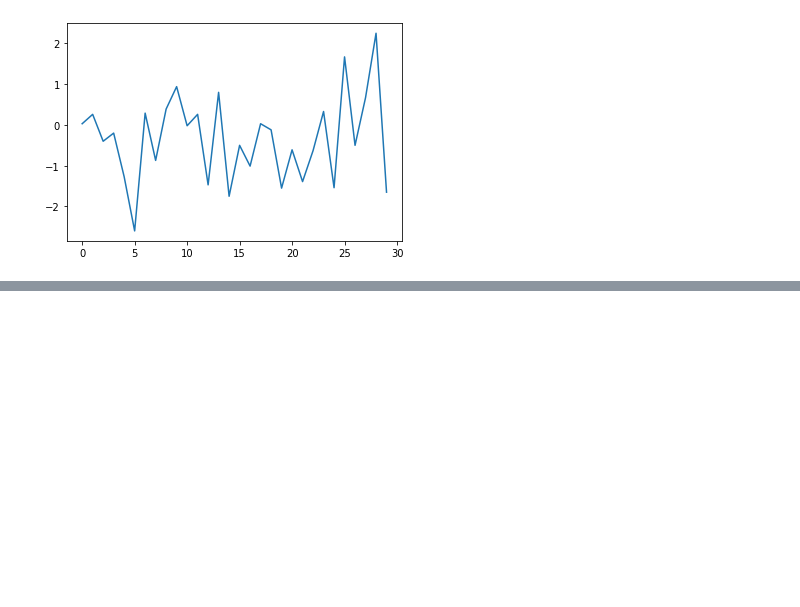
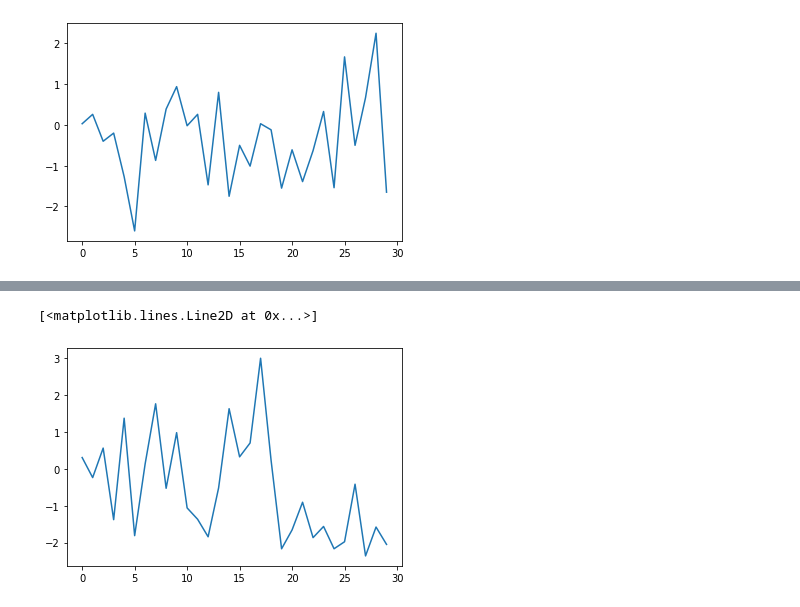
Before and after one commit to shiunru/M10821053, a Jupyter notebook: montecarlo.ipynb, the cells around one changed output, grey strips where cells are left out. Cells and saved outputs as stored; diff of their text form; code cells hidden in the pictures; blank space fills up the shorter version.

```diff
--- a/montecarlo.ipynb
+++ b/montecarlo.ipynb
@@ -126,0 +63,10 @@ CCP_DT_DS
+# %%
+CCP_DS
+d = [ 0.304, -0.239,  0.56 , -1.379,  1.37 , -1.812,  0.132,  1.76 ,
+        -0.529,  0.978, -1.061, -1.368, -1.843, -0.518,  1.627,  0.323,
+         0.699,  2.994,  0.228, -2.168, -1.657, -0.907, -1.866, -1.563,
+        -2.167, -1.977, -0.418, -2.361, -1.579, -2.049]
+plt.plot(d)
+# %% [output]
+[<matplotlib.lines.Line2D at 0x...>]
+[figure, added]
```
Also changed, not shown: parts of 25 cells of this notebook, 2 other files.
